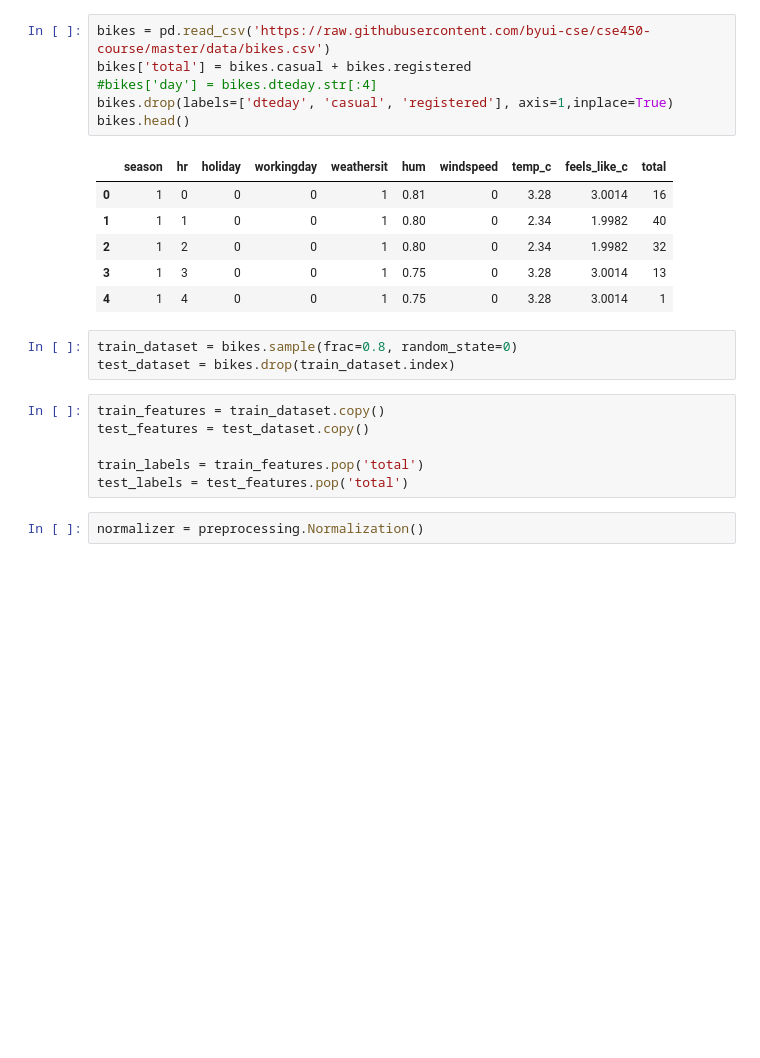
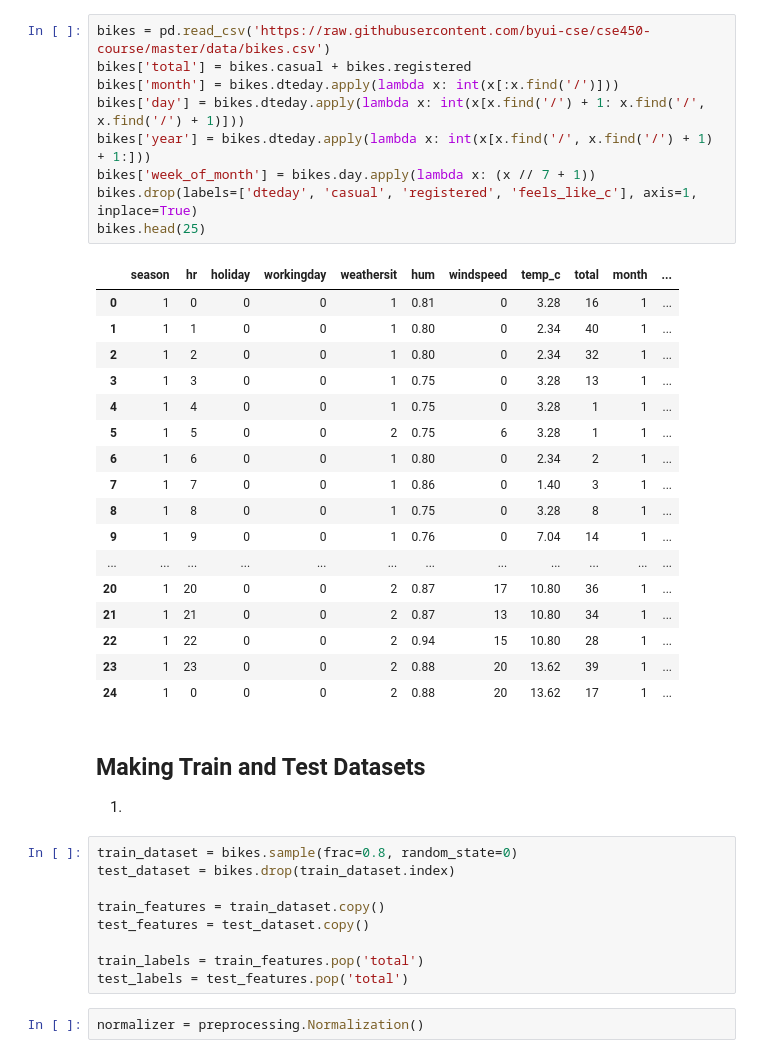
Before and after one commit to JigglyNoahPuff/CSE450, a Jupyter notebook: TA_Stuff/module4/module4_1.ipynb, the cells around one changed output. Saved outputs shown, nothing was run; the diff lists cells and outputs as text; blank space fills up the shorter version.

```diff
--- a/TA_Stuff/module4/module4_1.ipynb
+++ b/TA_Stuff/module4/module4_1.ipynb
@@ -21,25 +29,42 @@ import tempfile
 # %%
 bikes = pd.read_csv('https://raw.githubusercontent.com/byui-cse/cse450-course/master/data/bikes.csv')
 bikes['total'] = bikes.casual + bikes.registered
-#bikes['day'] = bikes.dteday.str[:4]
-bikes.drop(labels=['dteday', 'casual', 'registered'], axis=1,inplace=True)
-bikes.head()
+bikes['month'] = bikes.dteday.apply(lambda x: int(x[:x.find('/')]))
+bikes['day'] = bikes.dteday.apply(lambda x: int(x[x.find('/') + 1: x.find('/', x.find('/') + 1)]))
+bikes['year'] = bikes.dteday.apply(lambda x: int(x[x.find('/', x.find('/') + 1) + 1:]))
+bikes['week_of_month'] = bikes.day.apply(lambda x: (x // 7 + 1))
+bikes.drop(labels=['dteday', 'casual', 'registered', 'feels_like_c'], axis=1, inplace=True)
+bikes.head(25)
 # %% [output]
-|  | season | hr | holiday | workingday | weathersit | hum | windspeed | temp_c | feels_like_c | total |
-| 0 | 1 | 0 | 0 | 0 | 1 | 0.81 | 0 | 3.28 | 3.0014 | 16 |
-| 1 | 1 | 1 | 0 | 0 | 1 | 0.80 | 0 | 2.34 | 1.9982 | 40 |
-| 2 | 1 | 2 | 0 | 0 | 1 | 0.80 | 0 | 2.34 | 1.9982 | 32 |
-| 3 | 1 | 3 | 0 | 0 | 1 | 0.75 | 0 | 3.28 | 3.0014 | 13 |
-| 4 | 1 | 4 | 0 | 0 | 1 | 0.75 | 0 | 3.28 | 3.0014 | 1 |
+|  | season | hr | holiday | workingday | weathersit | hum | windspeed | temp_c | total | month | ... |
+| 0 | 1 | 0 | 0 | 0 | 1 | 0.81 | 0 | 3.28 | 16 | 1 | ... |
+| 1 | 1 | 1 | 0 | 0 | 1 | 0.80 | 0 | 2.34 | 40 | 1 | ... |
+| 2 | 1 | 2 | 0 | 0 | 1 | 0.80 | 0 | 2.34 | 32 | 1 | ... |
+| 3 | 1 | 3 | 0 | 0 | 1 | 0.75 | 0 | 3.28 | 13 | 1 | ... |
+| 4 | 1 | 4 | 0 | 0 | 1 | 0.75 | 0 | 3.28 | 1 | 1 | ... |
+| 5 | 1 | 5 | 0 | 0 | 2 | 0.75 | 6 | 3.28 | 1 | 1 | ... |
+| 6 | 1 | 6 | 0 | 0 | 1 | 0.80 | 0 | 2.34 | 2 | 1 | ... |
+| 7 | 1 | 7 | 0 | 0 | 1 | 0.86 | 0 | 1.40 | 3 | 1 | ... |
+| 8 | 1 | 8 | 0 | 0 | 1 | 0.75 | 0 | 3.28 | 8 | 1 | ... |
+| 9 | 1 | 9 | 0 | 0 | 1 | 0.76 | 0 | 7.04 | 14 | 1 | ... |
+| ... | ... | ... | ... | ... | ... | ... | ... | ... | ... | ... | ... |
+| 20 | 1 | 20 | 0 | 0 | 2 | 0.87 | 17 | 10.80 | 36 | 1 | ... |
+| 21 | 1 | 21 | 0 | 0 | 2 | 0.87 | 13 | 10.80 | 34 | 1 | ... |
+| 22 | 1 | 22 | 0 | 0 | 2 | 0.94 | 15 | 10.80 | 28 | 1 | ... |
+| 23 | 1 | 23 | 0 | 0 | 2 | 0.88 | 20 | 13.62 | 39 | 1 | ... |
+| 24 | 1 | 0 | 0 | 0 | 2 | 0.88 | 20 | 13.62 | 17 | 1 | ... |
+# %% [markdown]
+## Making Train and Test Datasets
+1.
 # %%
 train_dataset = bikes.sample(frac=0.8, random_state=0)
 test_dataset = bikes.drop(train_dataset.index)
+
+train_features = train_dataset.copy()
+test_features = test_dataset.copy()
+
+train_labels = train_features.pop('total')
+test_labels = test_features.pop('total')
-# %%
-train_features = train_dataset.copy()
-test_features = test_dataset.copy()
-
-train_labels = train_features.pop('total')
-test_labels = test_features.pop('total')
 # %%
 normalizer = preprocessing.Normalization()
 # %%
```
Also changed, not shown: parts of 51 cells of this notebook, 11 other files.
